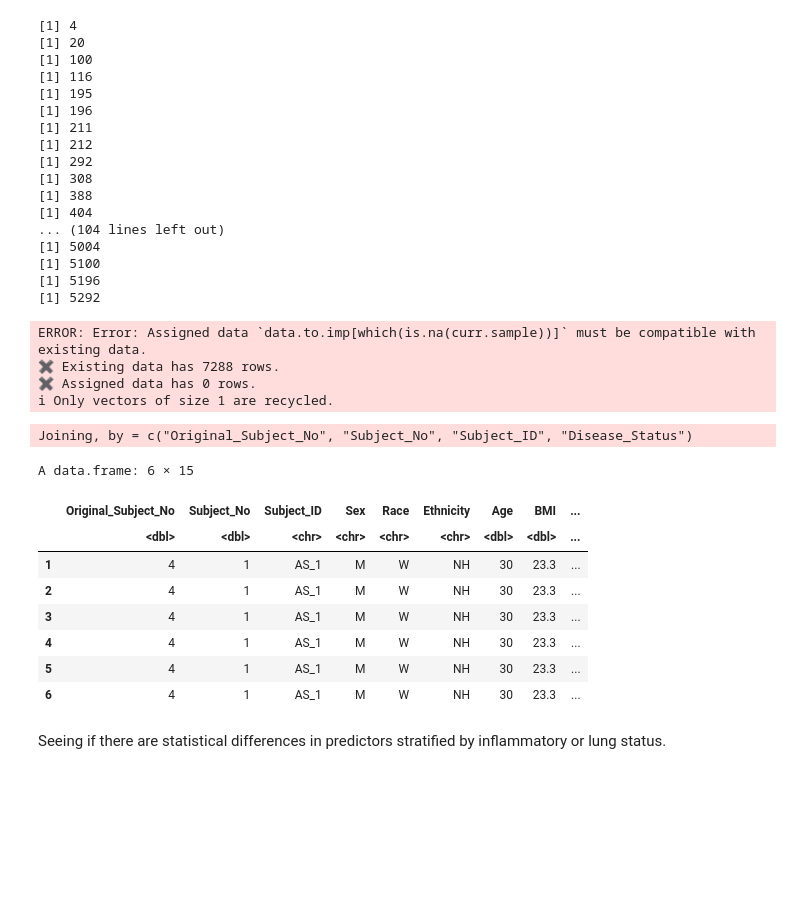
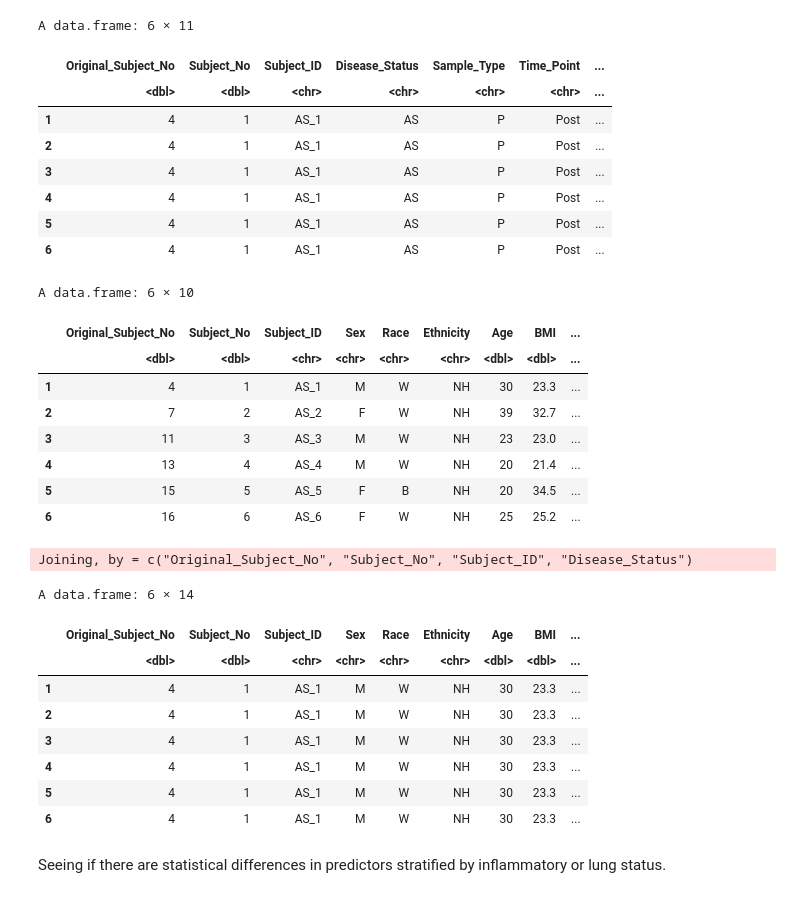
Before and after one commit to UNC-CEMALB/Ozone-exposure-is-associated-with-alterations-in-lung-and-systemic-sterol-profiles-in-healthy-and-as, a Jupyter notebook: Ozone Responder Prediction.ipynb, the cells around one changed output. Saved outputs shown, nothing was run; the diff lists cells and outputs as text; code cells hidden in the pictures; blank space fills up the shorter version.

```diff
--- a/Ozone Responder Prediction.ipynb
+++ b/Ozone Responder Prediction.ipynb
@@ -27,9 +9,8 @@ Updating HTML index of packages in '.Library'
 # %%
-setwd('/Users/alexis/University of North Carolina at Chapel Hill/Rager, Julia - CEMALB_DataAnalysisPM/Projects/P1003. Ozone Sterols Healthy Asthma/P1003.2. Original Data')
+setwd('/Users/alexis/University of North Carolina at Chapel Hill/Rager, Julia - CEMALB_DataAnalysisPM/Projects/P1003. Ozone Sterols Healthy Asthma/P1003.3. Analyses/P1003.3.3. Ozone Responder Prediction/Input')
 Output = ('/Users/alexis/University of North Carolina at Chapel Hill/Rager, Julia - CEMALB_DataAnalysisPM/Projects/P1003. Ozone Sterols Healthy Asthma/P1003.3. Analyses/P1003.3.2. Ozone Responder Prediction/Output')
-cur_date = "012622"
+cur_date = "030122"
 
-library(imputeLCMD)
 library(readxl)
 library(tidyverse)
 library(gtsummary)
@@ -37,8 +18,11 @@ library(caret)
 library(e1071)
 library(Hmisc)
 library(glmnet)
+library(randomForest)
+library(pROC)
+
 
 #reading in files
-ozone_data = data.frame(read_excel("Ozone_Sterol_Asthma_data_011822.xlsx", sheet = 2))
+ozone_data = data.frame(read_excel("Imputed_Ozone_Data_022822.xlsx"))
 demographics_data = data.frame(read_excel("SubjectInfo_011822.xlsx", sheet = 2))
 # %% [output]
@@ -105,49 +46,36 @@ FALSE
-# %%
-#not sure if saving indicies of all the missing data helps
-for (i in 1:length(ozone_data$Value)){
-    if (is.na(ozone_data$Value[i]) == TRUE){
-        print(i)
-    }
-}
-# %% [output]
-[1] 4
-[1] 20
-[1] 100
-[1] 116
-[1] 195
-[1] 196
-[1] 211
-[1] 212
-[1] 292
-[1] 308
-[1] 388
-[1] 404
-... (104 lines left out)
-[1] 5004
-[1] 5100
-[1] 5196
-[1] 5292
-# %%
-impute.QRILC(drop_na(ozone_data[,11:12]))
-# %% [output]
-ERROR: Error: Assigned data `data.to.imp[which(is.na(curr.sample))]` must be compatible with existing data.
-✖ Existing data has 7288 rows.
-✖ Assigned data has 0 rows.
-ℹ Only vectors of size 1 are recycled.
+# %%
+head(ozone_data)
+head(demographics_data)
+# %% [output]
+A data.frame: 6 × 11
+|  | Original_Subject_No | Subject_No | Subject_ID | Disease_Status | Sample_Type | Time_Point | ... |
+|  | <dbl> | <dbl> | <chr> | <chr> | <chr> | <chr> | ... |
+| 1 | 4 | 1 | AS_1 | AS | P | Post | ... |
+| 2 | 4 | 1 | AS_1 | AS | P | Post | ... |
+| 3 | 4 | 1 | AS_1 | AS | P | Post | ... |
+| 4 | 4 | 1 | AS_1 | AS | P | Post | ... |
+| 5 | 4 | 1 | AS_1 | AS | P | Post | ... |
+| 6 | 4 | 1 | AS_1 | AS | P | Post | ... |
+A data.frame: 6 × 10
+|  | Original_Subject_No | Subject_No | Subject_ID | Sex | Race | Ethnicity | Age | BMI | ... |
+|  | <dbl> | <dbl> | <chr> | <chr> | <chr> | <chr> | <dbl> | <dbl> | ... |
+| 1 | 4 | 1 | AS_1 | M | W | NH | 30 | 23.3 | ... |
+| 2 | 7 | 2 | AS_2 | F | W | NH | 39 | 32.7 | ... |
+| 3 | 11 | 3 | AS_3 | M | W | NH | 23 | 23.0 | ... |
+| 4 | 13 | 4 | AS_4 | M | W | NH | 20 | 21.4 | ... |
+| 5 | 15 | 5 | AS_5 | F | B | NH | 20 | 34.5 | ... |
+| 6 | 16 | 6 | AS_6 | F | W | NH | 25 | 25.2 | ... |
 # %%
-#making response variables factors
-ozone_data$Inflammatory_Responder = factor(ozone_data$Inflammatory_Responder)
-ozone_data$Lung_Responder = factor(ozone_data$Lung_Responder)
-
 plasma_baseline_ozone_data = full_join(demographics_data, ozone_data) %>%
     #only interested in plasma soluble mediators (cytokines/sterols) at baseline
     filter(Sample_Type == "P" & Time_Point == "Pre") %>%
     filter(Category == "Cytokine" | Category == "Sterol") %>%
-    select(-Sample_Type, -Time_Point)
+    select(-c("Sample_Type", "Time_Point", "Category")) %>%
+    distinct()
 head(plasma_baseline_ozone_data)
 # %% [output]
 Joining, by = c("Original_Subject_No", "Subject_No", "Subject_ID", "Disease_Status")
-A data.frame: 6 × 15
+A data.frame: 6 × 14
 |  | Original_Subject_No | Subject_No | Subject_ID | Sex | Race | Ethnicity | Age | BMI | ... |
 |  | <dbl> | <dbl> | <chr> | <chr> | <chr> | <chr> | <dbl> | <dbl> | ... |
 | 1 | 4 | 1 | AS_1 | M | W | NH | 30 | 23.3 | ... |
```
Also changed, not shown: parts of 14 cells of this notebook.
